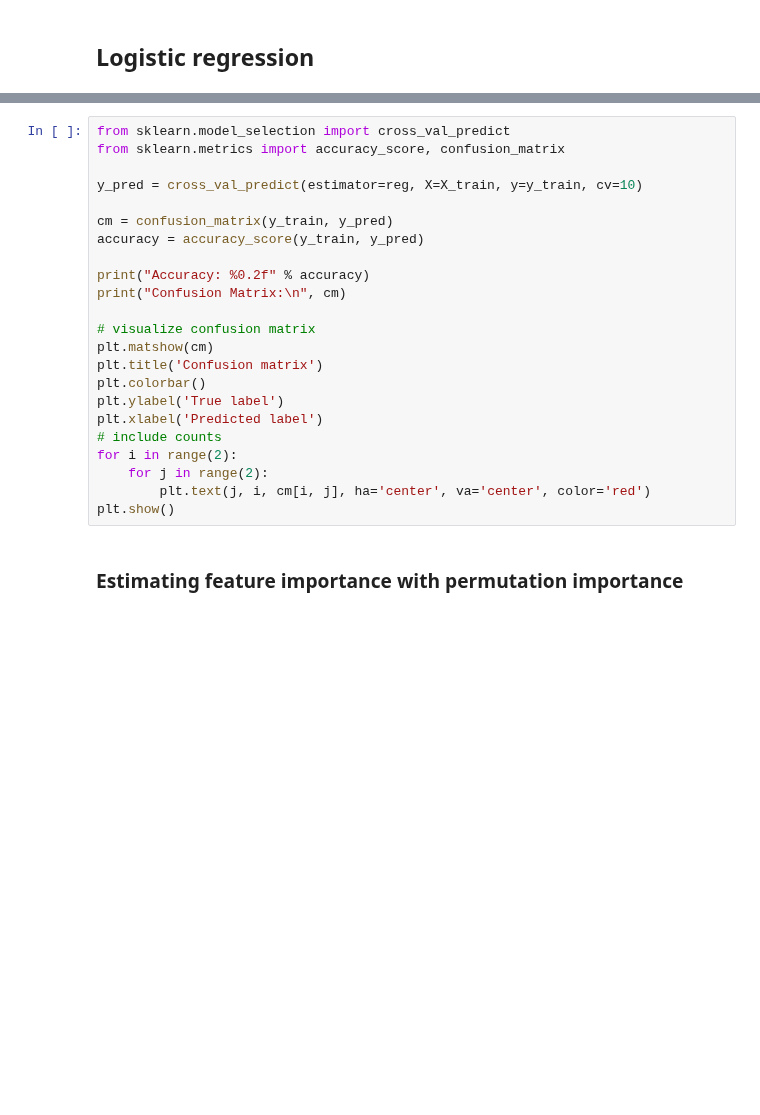
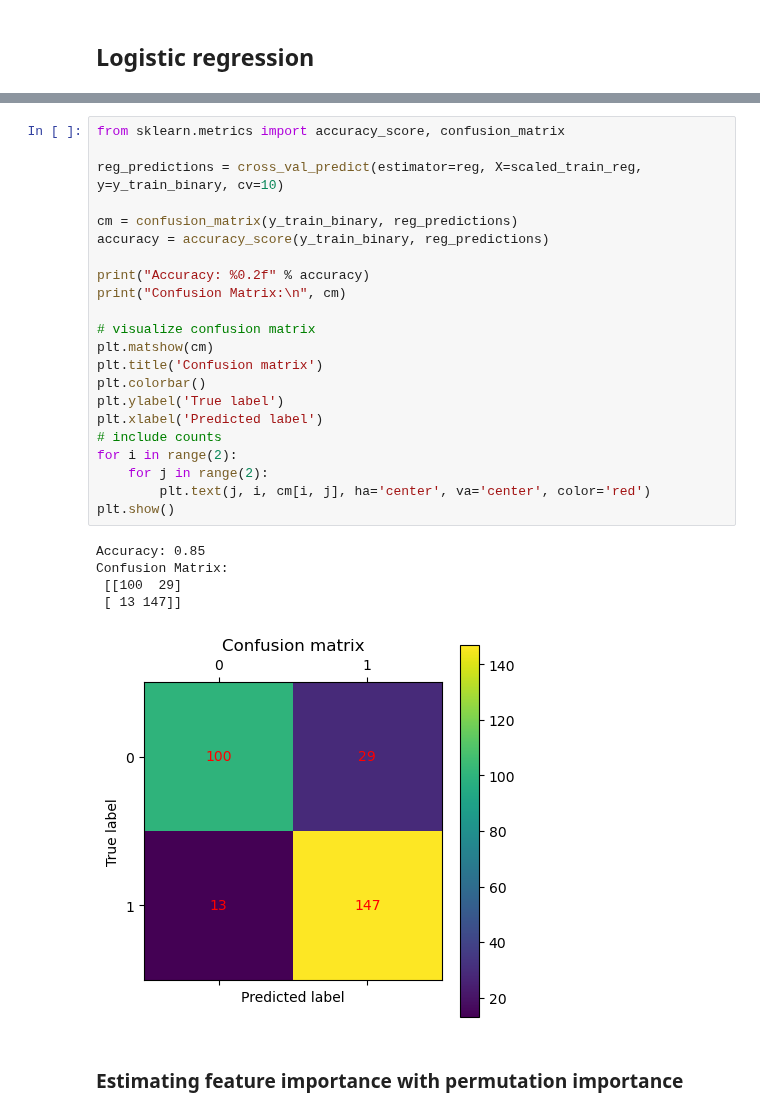
Before and after one commit to hinmiro/dataIsBeautifull_G2, a Jupyter notebook: assignments/linear_and_logistic_regression.ipynb, the cells around one changed output, grey strips where cells are left out. Cells and saved outputs as stored; diff of their text form; blank space fills up the shorter version.

```diff
--- a/assignments/linear_and_logistic_regression.ipynb
+++ b/assignments/linear_and_logistic_regression.ipynb
@@ -177,26 +193,31 @@ ValueError: Found input variables with inconsistent numbers of samples: [384, 41
 # %%
-from sklearn.model_selection import cross_val_predict
 from sklearn.metrics import accuracy_score, confusion_matrix
 
-y_pred = cross_val_predict(estimator=reg, X=X_train, y=y_train, cv=10)
+reg_predictions = cross_val_predict(estimator=reg, X=scaled_train_reg, y=y_train_binary, cv=10)
 
-cm = confusion_matrix(y_train, y_pred)
-accuracy = accuracy_score(y_train, y_pred)
+cm = confusion_matrix(y_train_binary, reg_predictions)
+accuracy = accuracy_score(y_train_binary, reg_predictions)
 
 print("Accuracy: %0.2f" % accuracy)
 print("Confusion Matrix:\n", cm)
 
 # visualize confusion matrix
 plt.matshow(cm)
 plt.title('Confusion matrix')
 plt.colorbar()
 plt.ylabel('True label')
 plt.xlabel('Predicted label')
 # include counts
 for i in range(2):
     for j in range(2):
         plt.text(j, i, cm[i, j], ha='center', va='center', color='red')
 plt.show()
+# %% [output]
+Accuracy: 0.85
+Confusion Matrix:
+ [[100  29]
+ [ 13 147]]
+[figure, added]
 # %% [markdown]
 ### Estimating feature importance with permutation importance
 # %%
```
Also changed, not shown: parts of 7 cells of this notebook.
